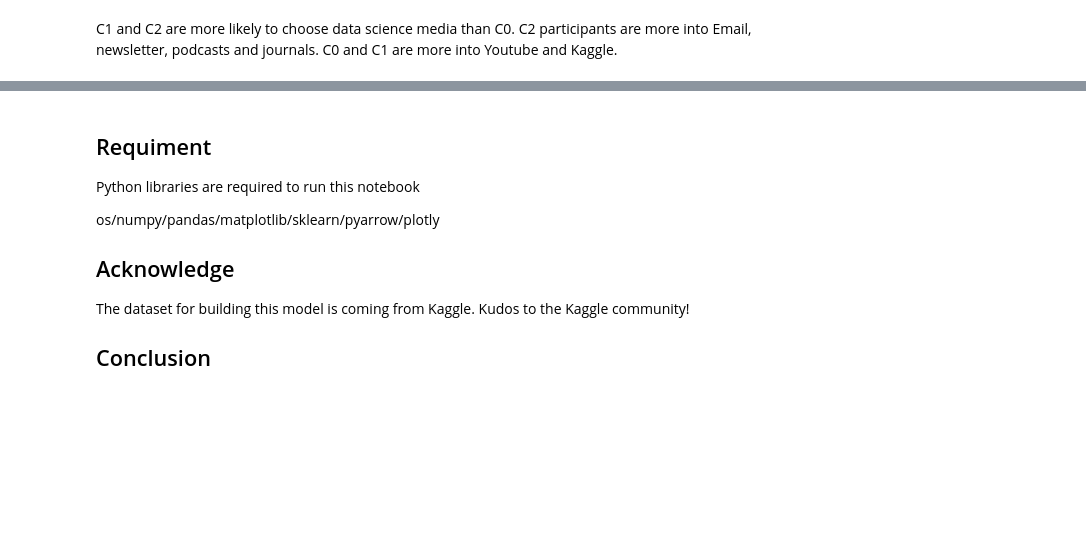
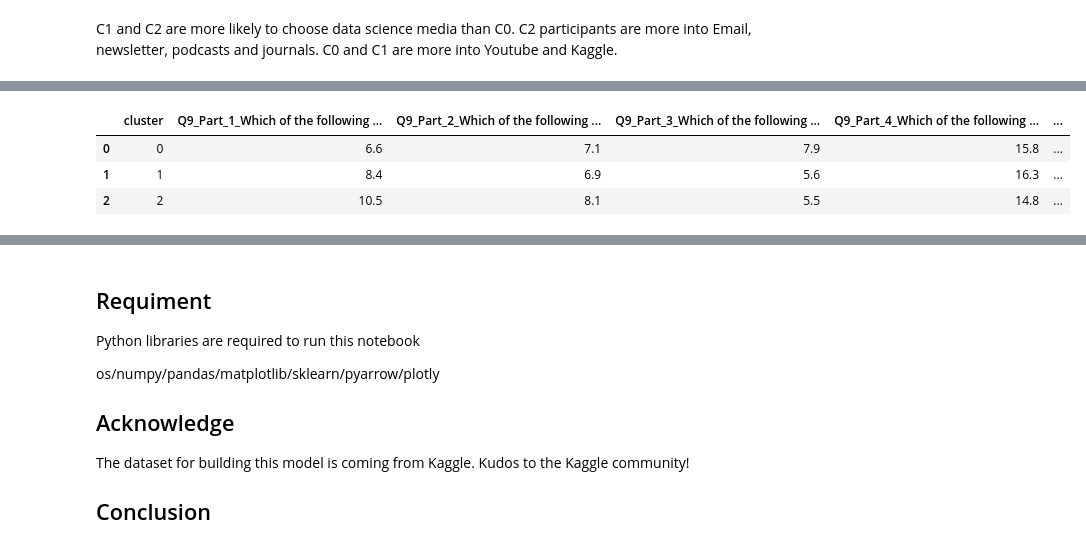
Before and after one commit to thecrossed/udacity_ds_nano_degree_capstone, a Jupyter notebook: udacity_ds_nano_degree_capstone.ipynb, the cells around one changed output, grey strips where cells are left out. Cells and saved outputs as stored; diff of their text form; code cells hidden in the pictures; blank space fills up the shorter version.

```diff
--- a/udacity_ds_nano_degree_capstone.ipynb
+++ b/udacity_ds_nano_degree_capstone.ipynb
@@ -747,3 +747,6 @@ cluster_question_plot(binary_data, "FavMedia")[0]
 | 2 | 2 | 7.7 | 7.0 | 5.6 | 21.3 | ... |
 # %% [markdown]
 C1 and C2 are more likely to choose data science media than C0. C2 participants are more into Email, newsletter, podcasts and journals. C0 and C1 are more into Youtube and Kaggle.
+# %%
+cluster_question_plot(binary_data, "IDE")[0]
+# %% [output]
@@ -749,0 +754,4 @@ C1 and C2 are more likely to choose data science media than C0. C2 participants
+|  | cluster | Q9_Part_1_Which of the following ... | Q9_Part_2_Which of the following ... | Q9_Part_3_Which of the following ... | Q9_Part_4_Which of the following ... | ... |
+| 0 | 0 | 6.6 | 7.1 | 7.9 | 15.8 | ... |
+| 1 | 1 | 8.4 | 6.9 | 5.6 | 16.3 | ... |
+| 2 | 2 | 10.5 | 8.1 | 5.5 | 14.8 | ... |
```
Also changed, not shown: parts of 24 cells of this notebook.
